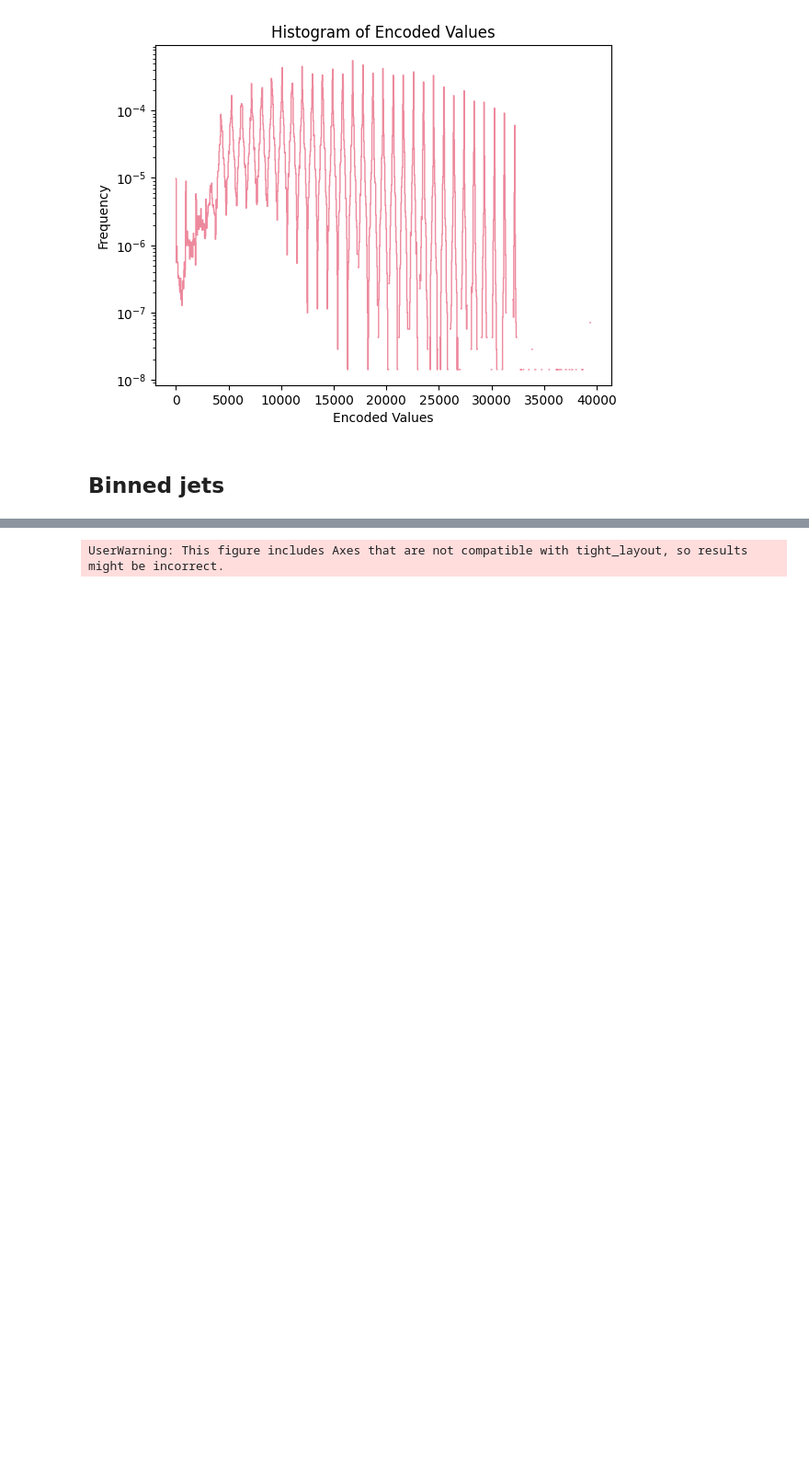
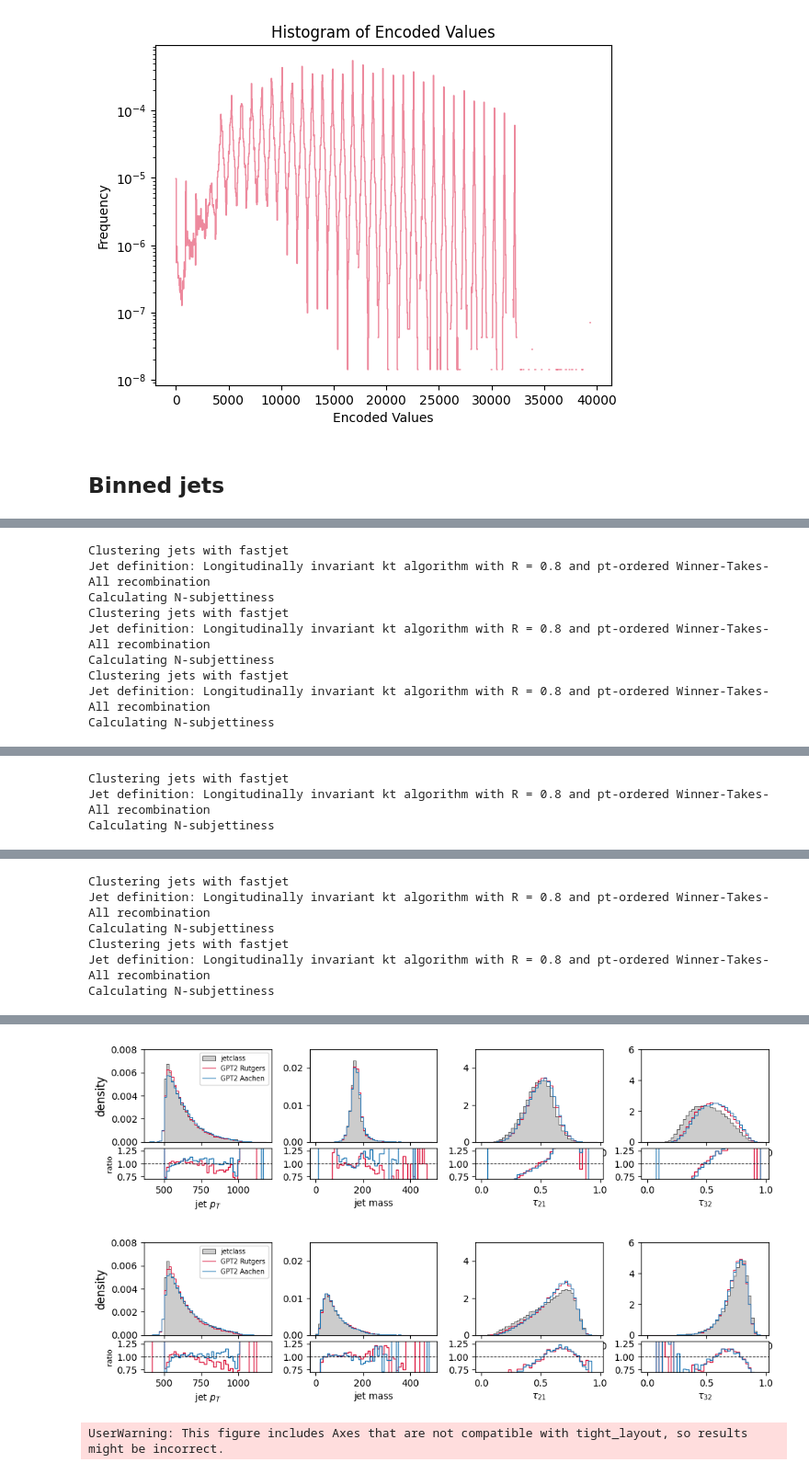
Before and after one commit to dfaroughy/SyntheticJets, a Jupyter notebook: jetclass_data.ipynb, the cells around one changed output, grey strips where cells are left out. Shown at 92% size. Saved outputs shown, nothing was run; the diff lists cells and outputs as text; code cells hidden in the pictures; blank space fills up the shorter version.

```diff
--- a/jetclass_data.ipynb
+++ b/jetclass_data.ipynb
@@ -494,0 +554,14 @@ Calculating N-subjettiness
+# %%
+from utils import plot_hl_with_ratio
+plot_hl_with_ratio(tops_test_bins, tops_gen_bins, tops_aachen_bins)
+plot_hl_with_ratio(qcd_test_bins, qcd_gen_bins, qcd_aachen_bins)
+# %% [output]
+Clustering jets with fastjet
+Jet definition: Longitudinally invariant kt algorithm with R = 0.8 and pt-ordered Winner-Takes-All recombination
+Calculating N-subjettiness
+Clustering jets with fastjet
+Jet definition: Longitudinally invariant kt algorithm with R = 0.8 and pt-ordered Winner-Takes-All recombination
+Calculating N-subjettiness
+Clustering jets with fastjet
+Jet definition: Longitudinally invariant kt algorithm with R = 0.8 and pt-ordered Winner-Takes-All recombination
+Calculating N-subjettiness
@@ -494,0 +569,3 @@ Calculating N-subjettiness
+Clustering jets with fastjet
+Jet definition: Longitudinally invariant kt algorithm with R = 0.8 and pt-ordered Winner-Takes-All recombination
+Calculating N-subjettiness
@@ -494,0 +573,6 @@ Calculating N-subjettiness
+Clustering jets with fastjet
+Jet definition: Longitudinally invariant kt algorithm with R = 0.8 and pt-ordered Winner-Takes-All recombination
+Calculating N-subjettiness
+Clustering jets with fastjet
+Jet definition: Longitudinally invariant kt algorithm with R = 0.8 and pt-ordered Winner-Takes-All recombination
+Calculating N-subjettiness
@@ -494,0 +580,2 @@ Calculating N-subjettiness
+[figure, added]
+[figure, added]
```
Also changed, not shown: parts of 46 cells of this notebook, 1 other file.
